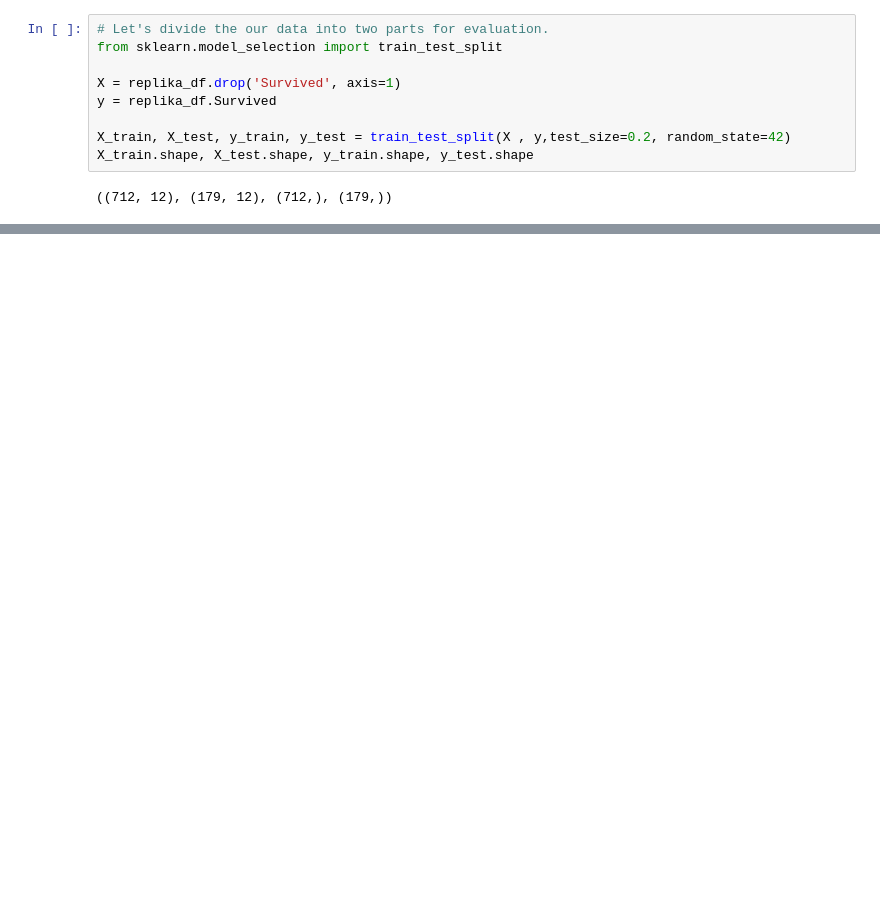
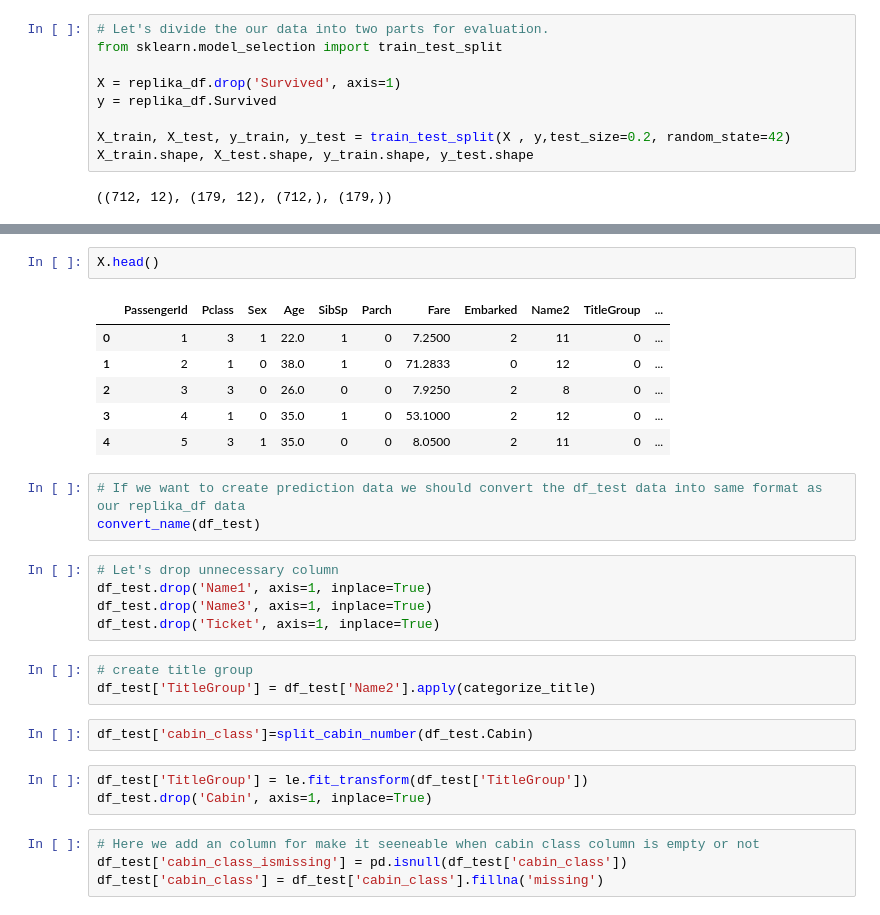
Before and after one commit to BilalDurmus08/Titanic-Survival-Predict-DS, a Jupyter notebook: End-to-end-titanic.ipynb, the cells around one changed output, grey strips where cells are left out. Cells and saved outputs as stored; diff of their text form; blank space fills up the shorter version.

```diff
--- a/End-to-end-titanic.ipynb
+++ b/End-to-end-titanic.ipynb
@@ -522,0 +682,29 @@ X_train.shape, X_test.shape, y_train.shape, y_test.shape
+# %%
+X.head()
+# %% [output]
+|  | PassengerId | Pclass | Sex | Age | SibSp | Parch | Fare | Embarked | Name2 | TitleGroup | ... |
+| 0 | 1 | 3 | 1 | 22.0 | 1 | 0 | 7.2500 | 2 | 11 | 0 | ... |
+| 1 | 2 | 1 | 0 | 38.0 | 1 | 0 | 71.2833 | 0 | 12 | 0 | ... |
+| 2 | 3 | 3 | 0 | 26.0 | 0 | 0 | 7.9250 | 2 | 8 | 0 | ... |
+| 3 | 4 | 1 | 0 | 35.0 | 1 | 0 | 53.1000 | 2 | 12 | 0 | ... |
+| 4 | 5 | 3 | 1 | 35.0 | 0 | 0 | 8.0500 | 2 | 11 | 0 | ... |
+# %%
+# If we want to create prediction data we should convert the df_test data into same format as our replika_df data
+convert_name(df_test)
+# %%
+# Let's drop unnecessary column
+df_test.drop('Name1', axis=1, inplace=True)
+df_test.drop('Name3', axis=1, inplace=True)
+df_test.drop('Ticket', axis=1, inplace=True)
+# %%
+# create title group
+df_test['TitleGroup'] = df_test['Name2'].apply(categorize_title)
+# %%
+df_test['cabin_class']=split_cabin_number(df_test.Cabin)
+# %%
+df_test['TitleGroup'] = le.fit_transform(df_test['TitleGroup'])
+df_test.drop('Cabin', axis=1, inplace=True)
+# %%
+# Here we add an column for make it seeneable when cabin class column is empty or not
+df_test['cabin_class_ismissing'] = pd.isnull(df_test['cabin_class'])
+df_test['cabin_class'] = df_test['cabin_class'].fillna('missing')
```
Also changed, not shown: parts of 40 cells of this notebook.
